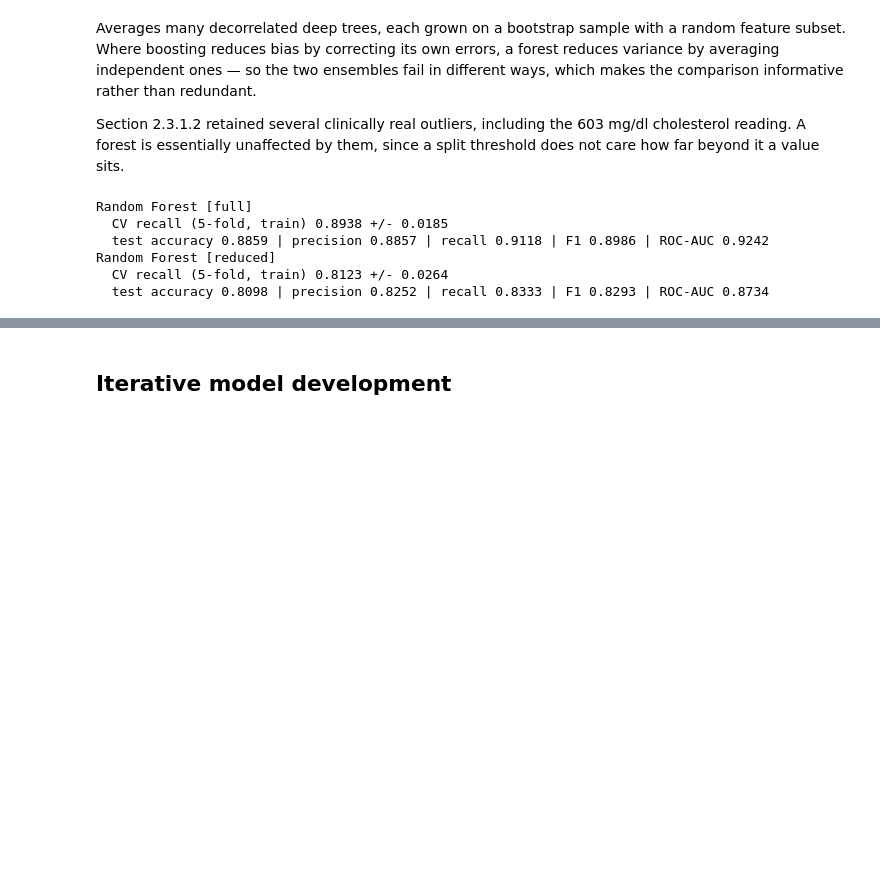
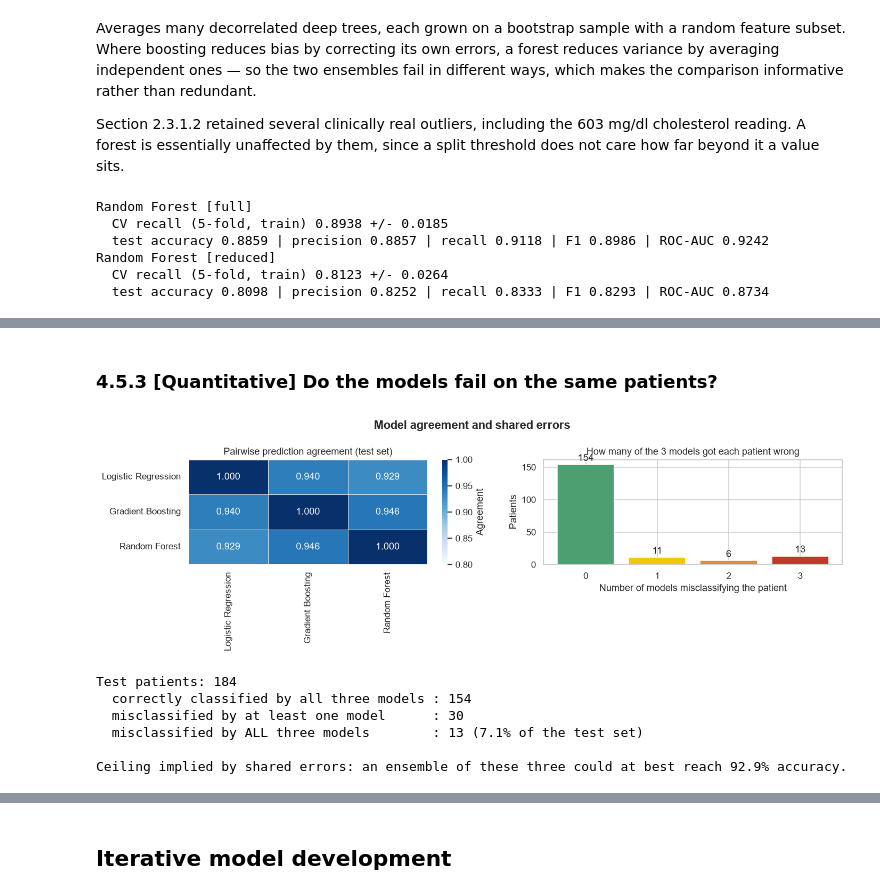
Before and after one commit to AkshayPrakash13892/HeartSaver, a Jupyter notebook: HeartSaver.ipynb, the cells around one changed output, grey strips where cells are left out. Drawn from its saved outputs; the diff is of its cells as text; code cells hidden in the pictures; blank space fills up the shorter version.

```diff
--- a/HeartSaver.ipynb
+++ b/HeartSaver.ipynb
@@ -1253,0 +1432,63 @@ Highest cross-validated recall: Random Forest on the full feature set (0.8938)
+# %% [markdown]
+### 4.5.3 [Quantitative] Do the models fail on the same patients?
+# %%
+## If three different algorithms misclassify the same patients, those patients are
+## genuinely ambiguous given the features available -- an upper bound on what any
+## model can achieve here. If they fail on different patients, the errors are
+## model-specific and there is headroom left in tuning.
+
+## Predictions from the three full-set models
+preds = {
+    "Logistic Regression": logreg_full.predict(X_test),
+    "Gradient Boosting":   gb_full.predict(X_test),
+    "Random Forest":       rf_full.predict(X_test),
+}
+names = list(preds)
+
+## Pairwise agreement: proportion of test patients where two models give the same label
+agree = pd.DataFrame(index=names, columns=names, dtype=float)
+for a in names:
+    for b in names:
+        agree.loc[a, b] = (preds[a] == preds[b]).mean()
+
+## Per-patient error indicator, then how many models got each patient wrong
+errors = pd.DataFrame({n: (preds[n] != y_test.values).astype(int) for n in names})
+errors["n_wrong"] = errors[names].sum(axis=1)
+
+fig, axes = plt.subplots(1, 2, figsize=(13, 4.2))
+
+sns.heatmap(agree.astype(float), annot=True, fmt=".3f", cmap="Blues",
+            vmin=0.8, vmax=1.0, linewidths=0.5, ax=axes[0],
+            cbar_kws={"label": "Agreement"})
+axes[0].set_title("Pairwise prediction agreement (test set)")
+
+dist = errors["n_wrong"].value_counts().sort_index()
+bars = axes[1].bar(dist.index.astype(str), dist.values,
+                   color=["#4C9F70", "#F0C808", "#E08A3C", "#C0392B"][:len(dist)])
+axes[1].set_title("How many of the 3 models got each patient wrong")
+axes[1].set_xlabel("Number of models misclassifying the patient")
+axes[1].set_ylabel("Patients")
+axes[1].bar_label(bars, padding=2)
+
+fig.suptitle("Model agreement and shared errors", fontweight="bold")
+plt.tight_layout()
+plt.show()
+
+n_test = len(y_test)
+all_wrong = int((errors["n_wrong"] == 3).sum())
+any_wrong = int((errors["n_wrong"] > 0).sum())
+print(f"Test patients: {n_test}")
+print(f"  correctly classified by all three models : {int((errors['n_wrong'] == 0).sum())}")
+print(f"  misclassified by at least one model      : {any_wrong}")
+print(f"  misclassified by ALL three models        : {all_wrong} "
+      f"({all_wrong / n_test * 100:.1f}% of the test set)")
+print(f"\nCeiling implied by shared errors: an ensemble of these three could at best "
+      f"reach {(n_test - all_wrong) / n_test * 100:.1f}% accuracy.")
+# %% [output]
+[figure, added]
+Test patients: 184
+  correctly classified by all three models : 154
+  misclassified by at least one model      : 30
+  misclassified by ALL three models        : 13 (7.1% of the test set)
+
+Ceiling implied by shared errors: an ensemble of these three could at best reach 92.9% accuracy.
```
Also changed, not shown: parts of 37 cells of this notebook.
